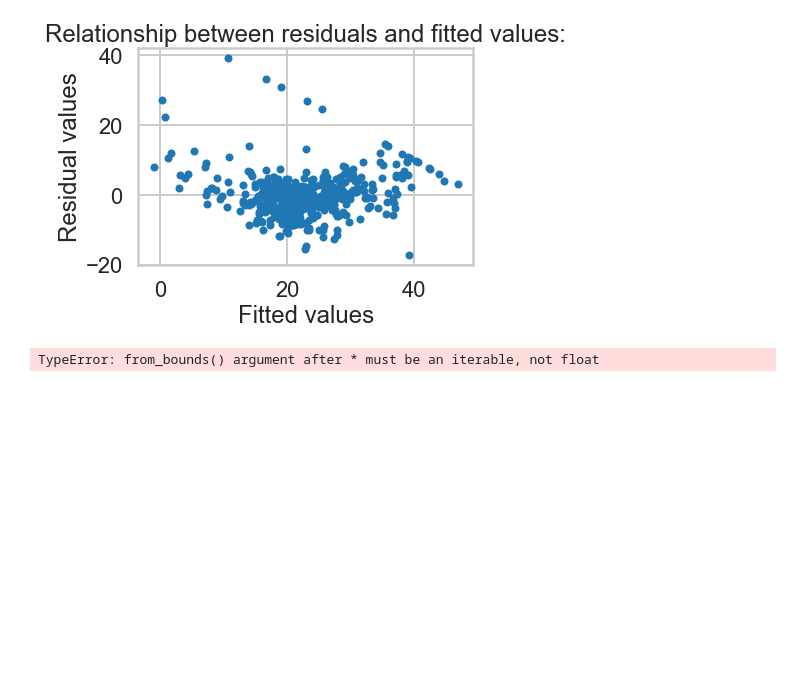
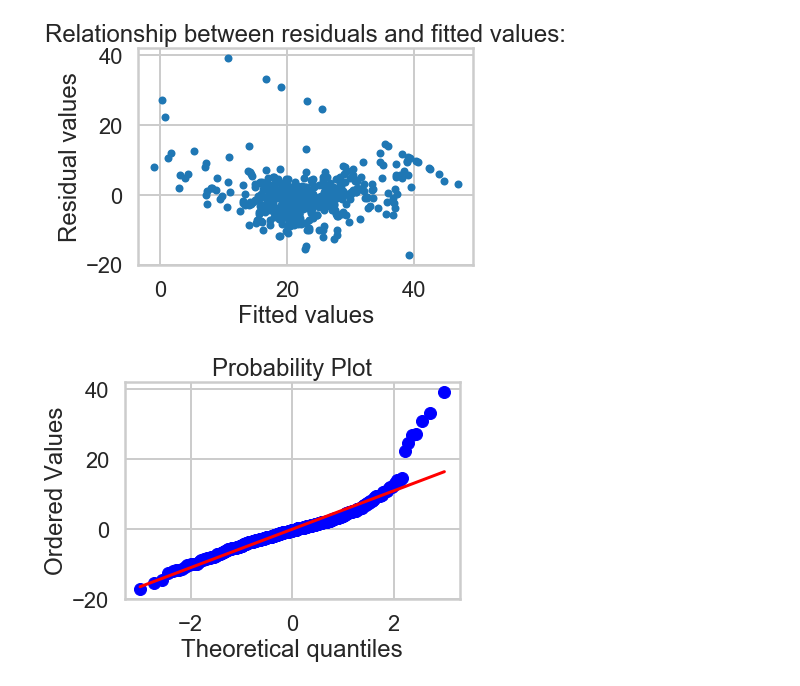
Before and after one commit to CJL89/Linear-Regression, a Jupyter notebook: Mini_Project_Linear_Regression.ipynb, the cells around one changed output. Cells and saved outputs as stored; diff of their text form; code cells hidden in the pictures; blank space fills up the shorter version.

```diff
--- a/Mini_Project_Linear_Regression.ipynb
+++ b/Mini_Project_Linear_Regression.ipynb
@@ -928,8 +928,8 @@ plt.show()
 # %%
 from scipy.stats import probplot
 
 fig = plt.figure()
 ax = fig.add_subplot(111)
-probplot(m2.resid, plot=ax)
+_ = probplot(m2.resid, plot=ax)
 # %% [output]
-TypeError: from_bounds() argument after * must be an iterable, not float
+[figure, added]
```
Also changed, not shown: parts of 1 cell of this notebook.
